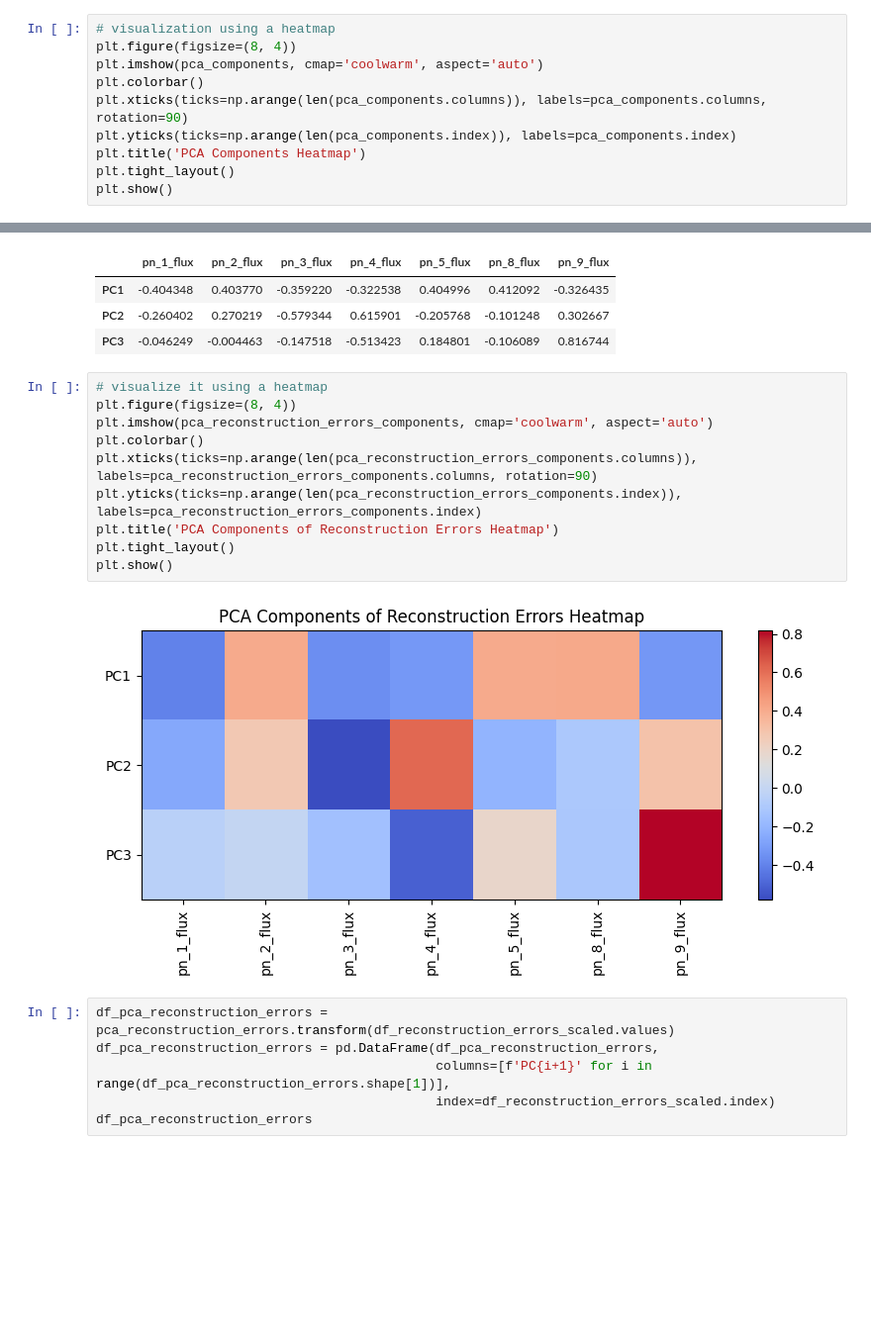
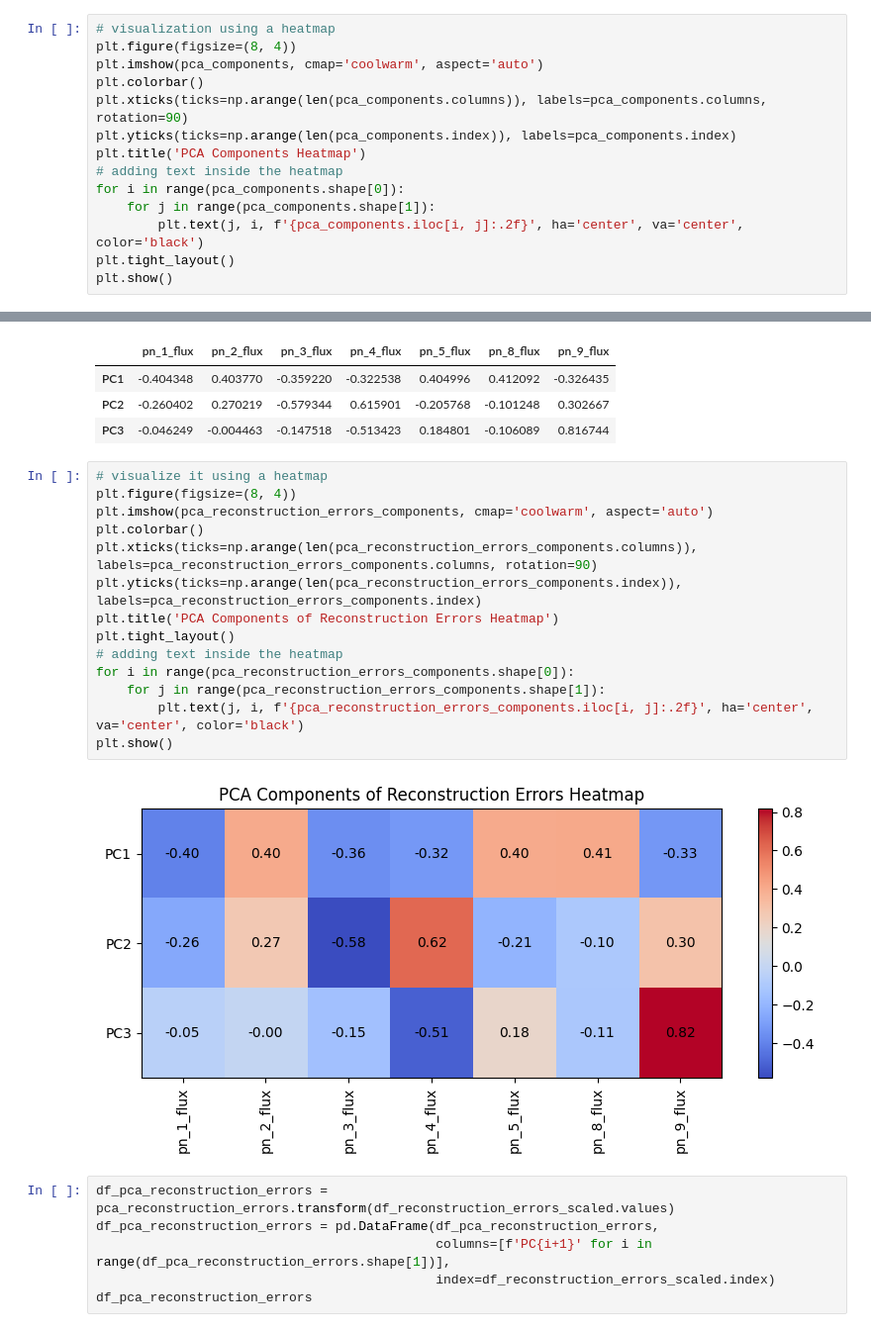
Before and after one commit to Ishikawa7/XMM-Newton-Analysis, a Jupyter notebook: PCA^2_pn.ipynb, the cells around one changed output, grey strips where cells are left out. Shown at 99% size. Saved outputs shown, nothing was run; the diff lists cells and outputs as text; blank space fills up the shorter version.

```diff
--- a/PCA^2_pn.ipynb
+++ b/PCA^2_pn.ipynb
@@ -146,6 +146,10 @@ plt.colorbar()
 plt.xticks(ticks=np.arange(len(pca_components.columns)), labels=pca_components.columns, rotation=90)
 plt.yticks(ticks=np.arange(len(pca_components.index)), labels=pca_components.index)
 plt.title('PCA Components Heatmap')
+# adding text inside the heatmap
+for i in range(pca_components.shape[0]):
+    for j in range(pca_components.shape[1]):
+        plt.text(j, i, f'{pca_components.iloc[i, j]:.2f}', ha='center', va='center', color='black')
 plt.tight_layout()
 plt.show()
 # %% [output]
@@ -201,15 +205,19 @@ pca_reconstruction_errors_components
 # %%
 # visualize it using a heatmap
 plt.figure(figsize=(8, 4))
 plt.imshow(pca_reconstruction_errors_components, cmap='coolwarm', aspect='auto')
 plt.colorbar()
 plt.xticks(ticks=np.arange(len(pca_reconstruction_errors_components.columns)), labels=pca_reconstruction_errors_components.columns, rotation=90)
 plt.yticks(ticks=np.arange(len(pca_reconstruction_errors_components.index)), labels=pca_reconstruction_errors_components.index)
 plt.title('PCA Components of Reconstruction Errors Heatmap')
 plt.tight_layout()
+# adding text inside the heatmap
+for i in range(pca_reconstruction_errors_components.shape[0]):
+    for j in range(pca_reconstruction_errors_components.shape[1]):
+        plt.text(j, i, f'{pca_reconstruction_errors_components.iloc[i, j]:.2f}', ha='center', va='center', color='black')
 plt.show()
 # %% [output]
-[figure, old version]
+[figure, new version]
 # %%
 df_pca_reconstruction_errors = pca_reconstruction_errors.transform(df_reconstruction_errors_scaled.values)
 df_pca_reconstruction_errors = pd.DataFrame(df_pca_reconstruction_errors,
```
Also changed, not shown: 2 other files.
